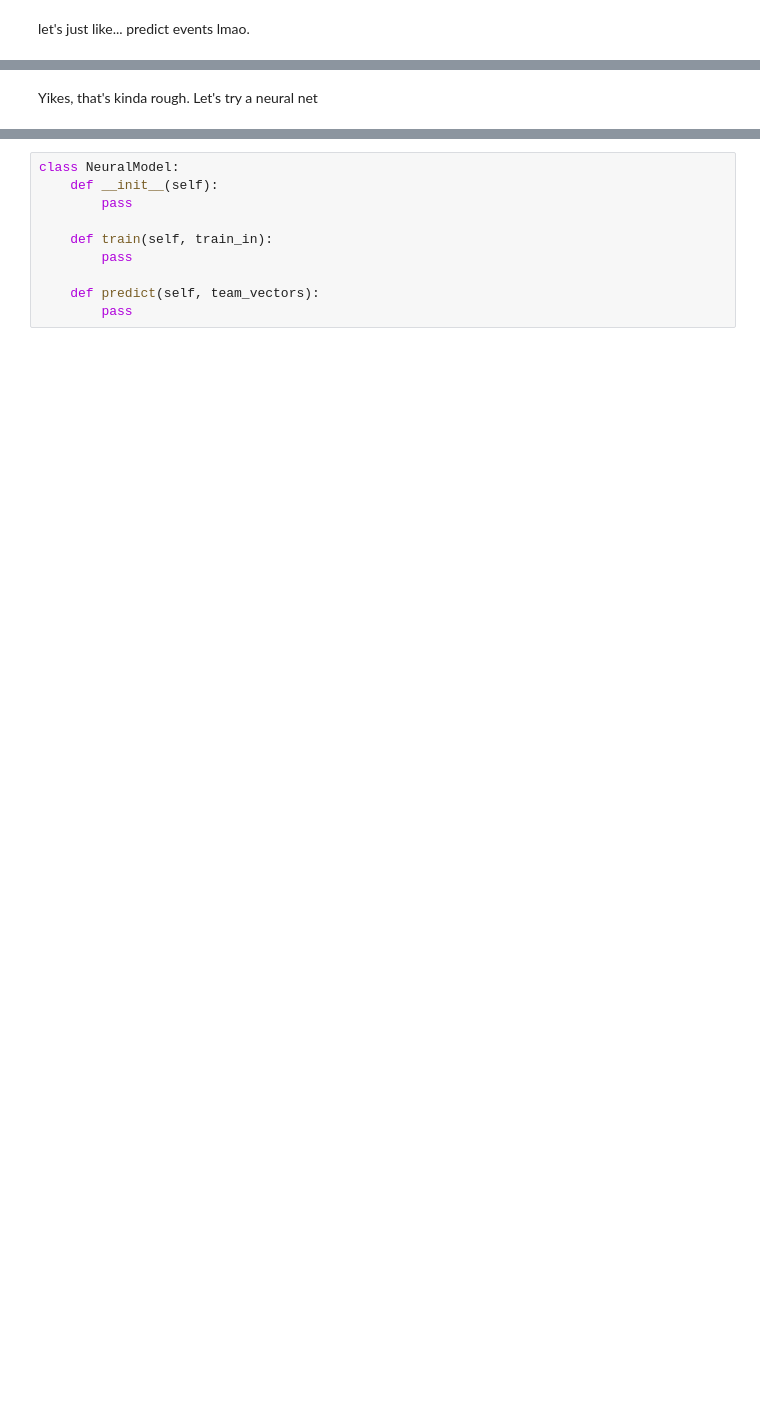
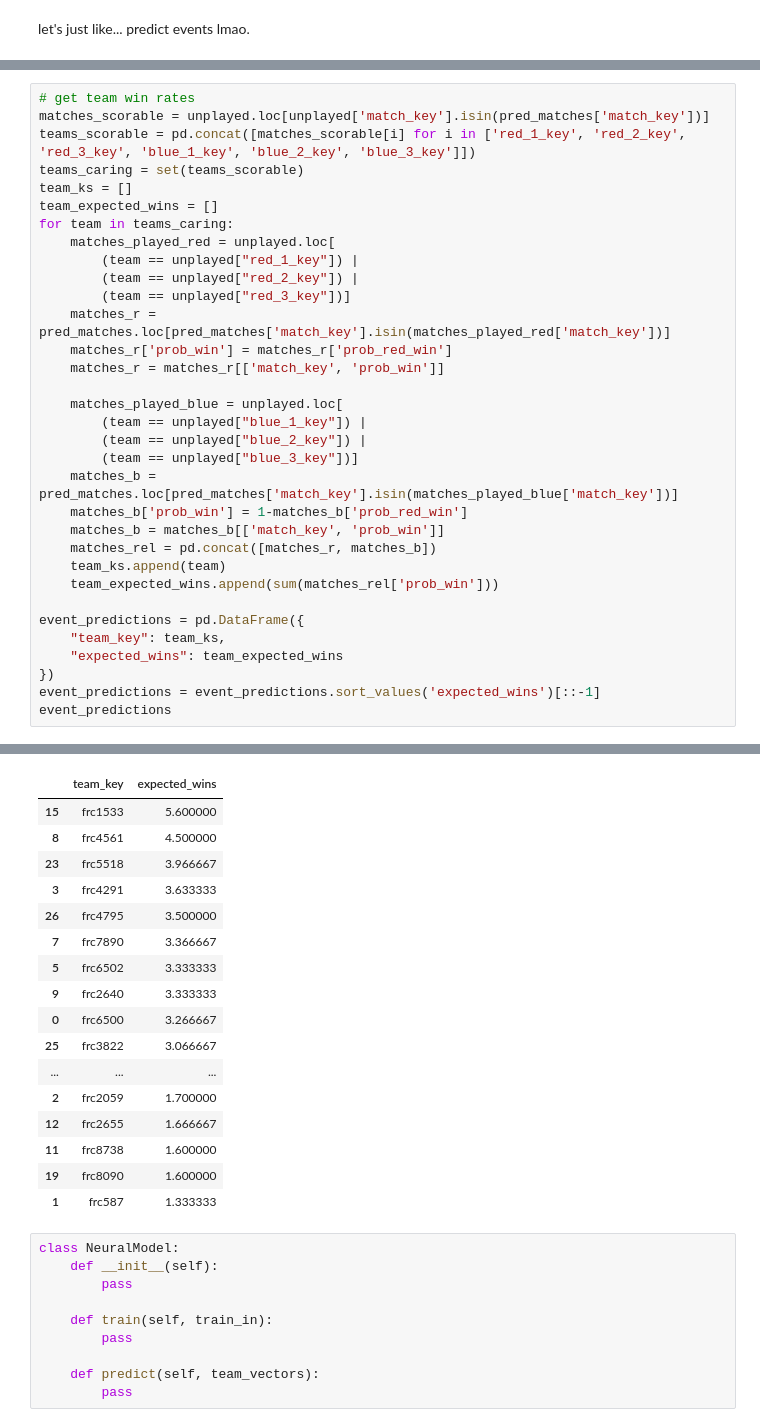
Before and after one commit to morzack/Sakurajima-Scouting, a Jupyter notebook: montemodel.ipynb, the cells around one changed output, grey strips where cells are left out. Drawn from its saved outputs; the diff is of its cells as text; blank space fills up the shorter version.

```diff
--- a/montemodel.ipynb
+++ b/montemodel.ipynb
@@ -352,5 +353,37 @@ Try using .loc[row_indexer,col_indexer] = value instead
 
 See the caveats in the documentation: https://pandas.pydata.org/pandas-docs/stable/user_guide/indexing.html#returning-a-view-versus-a-copy
   matches_b['prob_win'] = 1-matches_b['prob_red_win']
-# %% [markdown]
-Yikes, that's kinda rough. Let's try a neural net
+# %%
+# get team win rates
+matches_scorable = unplayed.loc[unplayed['match_key'].isin(pred_matches['match_key'])]
+teams_scorable = pd.concat([matches_scorable[i] for i in ['red_1_key', 'red_2_key', 'red_3_key', 'blue_1_key', 'blue_2_key', 'blue_3_key']])
+teams_caring = set(teams_scorable)
+team_ks = []
+team_expected_wins = []
+for team in teams_caring:
+    matches_played_red = unplayed.loc[
+        (team == unplayed["red_1_key"]) |
+        (team == unplayed["red_2_key"]) |
+        (team == unplayed["red_3_key"])]
+    matches_r = pred_matches.loc[pred_matches['match_key'].isin(matches_played_red['match_key'])]
+    matches_r['prob_win'] = matches_r['prob_red_win']
+    matches_r = matches_r[['match_key', 'prob_win']]
+
+    matches_played_blue = unplayed.loc[
+        (team == unplayed["blue_1_key"]) |
+        (team == unplayed["blue_2_key"]) |
+        (team == unplayed["blue_3_key"])]
+    matches_b = pred_matches.loc[pred_matches['match_key'].isin(matches_played_blue['match_key'])]
+    matches_b['prob_win'] = 1-matches_b['prob_red_win']
+    matches_b = matches_b[['match_key', 'prob_win']]
+    matches_rel = pd.concat([matches_r, matches_b])
+    team_ks.append(team)
+    team_expected_wins.append(sum(matches_rel['prob_win']))
+
+event_predictions = pd.DataFrame({
+    "team_key": team_ks,
+    "expected_wins": team_expected_wins
+})
+event_predictions = event_predictions.sort_values('expected_wins')[::-1]
+event_predictions
+# %% [output]
@@ -357,3 +407,20 @@ Yikes, that's kinda rough. Let's try a neural net
+|  | team_key | expected_wins |
+| 15 | frc1533 | 5.600000 |
+| 8 | frc4561 | 4.500000 |
+| 23 | frc5518 | 3.966667 |
+| 3 | frc4291 | 3.633333 |
+| 26 | frc4795 | 3.500000 |
+| 7 | frc7890 | 3.366667 |
+| 5 | frc6502 | 3.333333 |
+| 9 | frc2640 | 3.333333 |
+| 0 | frc6500 | 3.266667 |
+| 25 | frc3822 | 3.066667 |
+| ... | ... | ... |
+| 2 | frc2059 | 1.700000 |
+| 12 | frc2655 | 1.666667 |
+| 11 | frc8738 | 1.600000 |
+| 19 | frc8090 | 1.600000 |
+| 1 | frc587 | 1.333333 |
 # %%
 class NeuralModel:
     def __init__(self):
```
Also changed, not shown: parts of 8 cells of this notebook, 1 other file.
